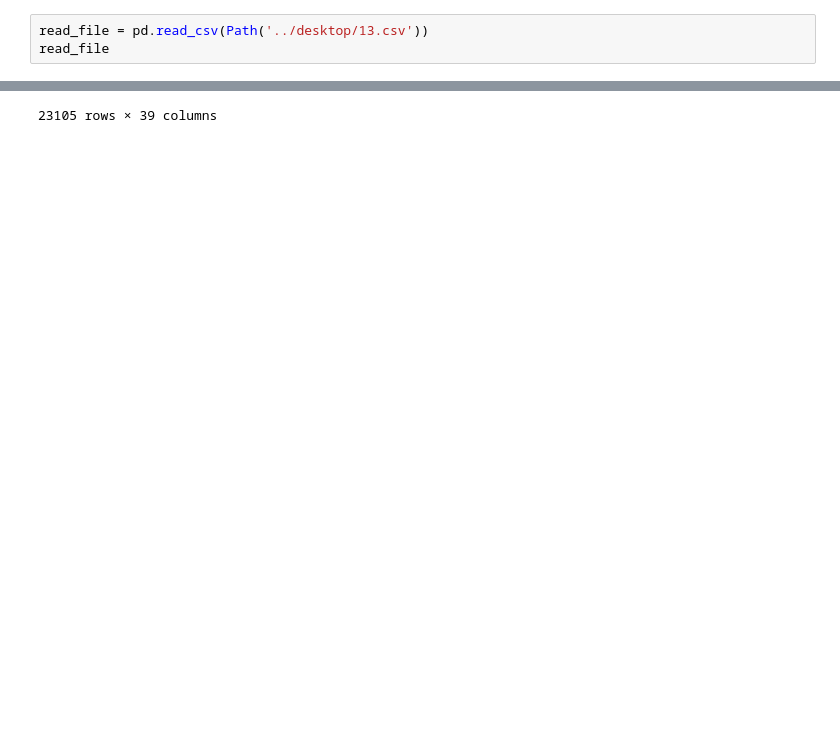
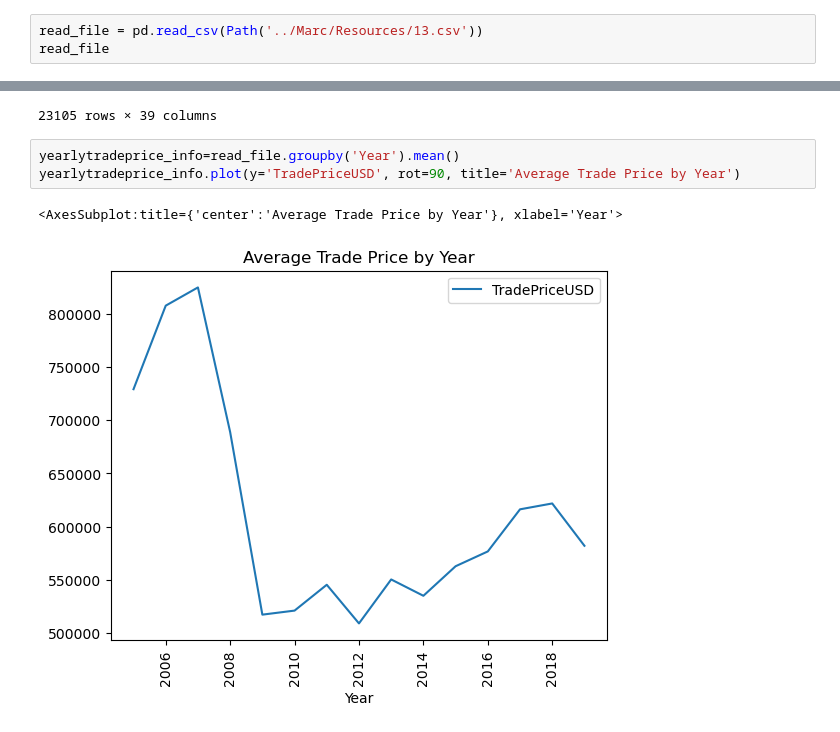
Before and after one commit to MxP05/Realestate_crowdsale, a Jupyter notebook: Marc/tokJPreal.ipynb, the cells around one changed output, grey strips where cells are left out. Cells and saved outputs as stored; diff of their text form; blank space fills up the shorter version.

```diff
--- a/Marc/tokJPreal.ipynb
+++ b/Marc/tokJPreal.ipynb
@@ -12,5 +9,5 @@ import hvplot.pandas
 # %%
-read_file = pd.read_csv(Path('../desktop/13.csv'))
+read_file = pd.read_csv(Path('../Marc/Resources/13.csv'))
 read_file
 # %% [output]
 |  | No | Type | Region | MunicipalityCode | Prefecture | Municipality | DistrictName | NearestStation | ... |
@@ -158,3 +145,9 @@ read_file.loc[read_file['Region'] == 'Commercial Area']
 | 406562 | 406563 | Residential Land(Land Only) | Commercial Area | 13421 | Tokyo | Ogasawara Village | Chichijima | NaN | ... |
 | 406566 | 406567 | Residential Land(Land and Building) | Commercial Area | 13421 | Tokyo | Ogasawara Village | Chichijima | NaN | ... |
 23105 rows × 39 columns
+# %%
+yearlytradeprice_info=read_file.groupby('Year').mean()
+yearlytradeprice_info.plot(y='TradePriceUSD', rot=90, title='Average Trade Price by Year')
+# %% [output]
+<AxesSubplot:title={'center':'Average Trade Price by Year'}, xlabel='Year'>
+[figure, added]
```
Also changed, not shown: parts of 21 cells of this notebook.
